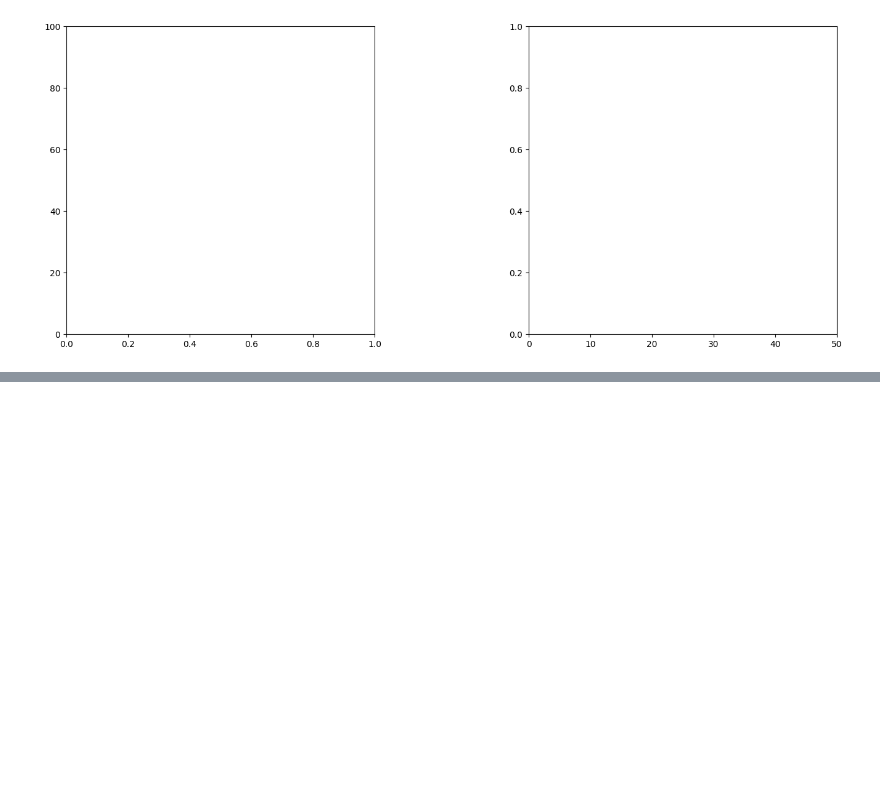
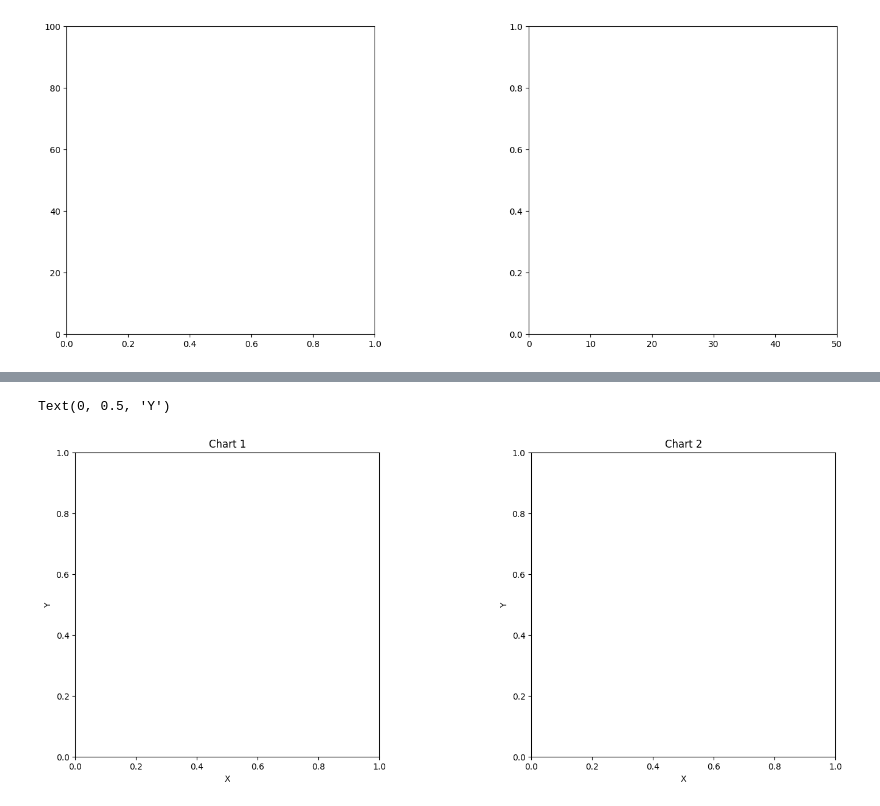
Before and after one commit to KeerthanaSistla/Python-for-Data-Analysis-Visualization, a Jupyter notebook: Matplotlib.ipynb, the cells around one changed output, grey strips where cells are left out. Drawn from its saved outputs; the diff is of its cells as text; code cells hidden in the pictures; blank space fills up the shorter version.

```diff
--- a/Matplotlib.ipynb
+++ b/Matplotlib.ipynb
@@ -110,0 +135,17 @@ axes2.set_xlim(0,50)
+# %%
+fig = plt.figure(figsize=(5,5))
+
+axes1 = fig.add_axes(rect=[0,0,1,1])
+axes2 = fig.add_axes(rect=[1.5,0,1,1])
+
+axes1.set_title('Chart 1')
+axes2.set_title('Chart 2')
+
+axes1.set_xlabel('X')
+axes1.set_ylabel('Y')
+
+axes2.set_xlabel('X')
+axes2.set_ylabel('Y')
+# %% [output]
+Text(0, 0.5, 'Y')
+[figure, added]
```
Also changed, not shown: parts of 4 cells of this notebook.
